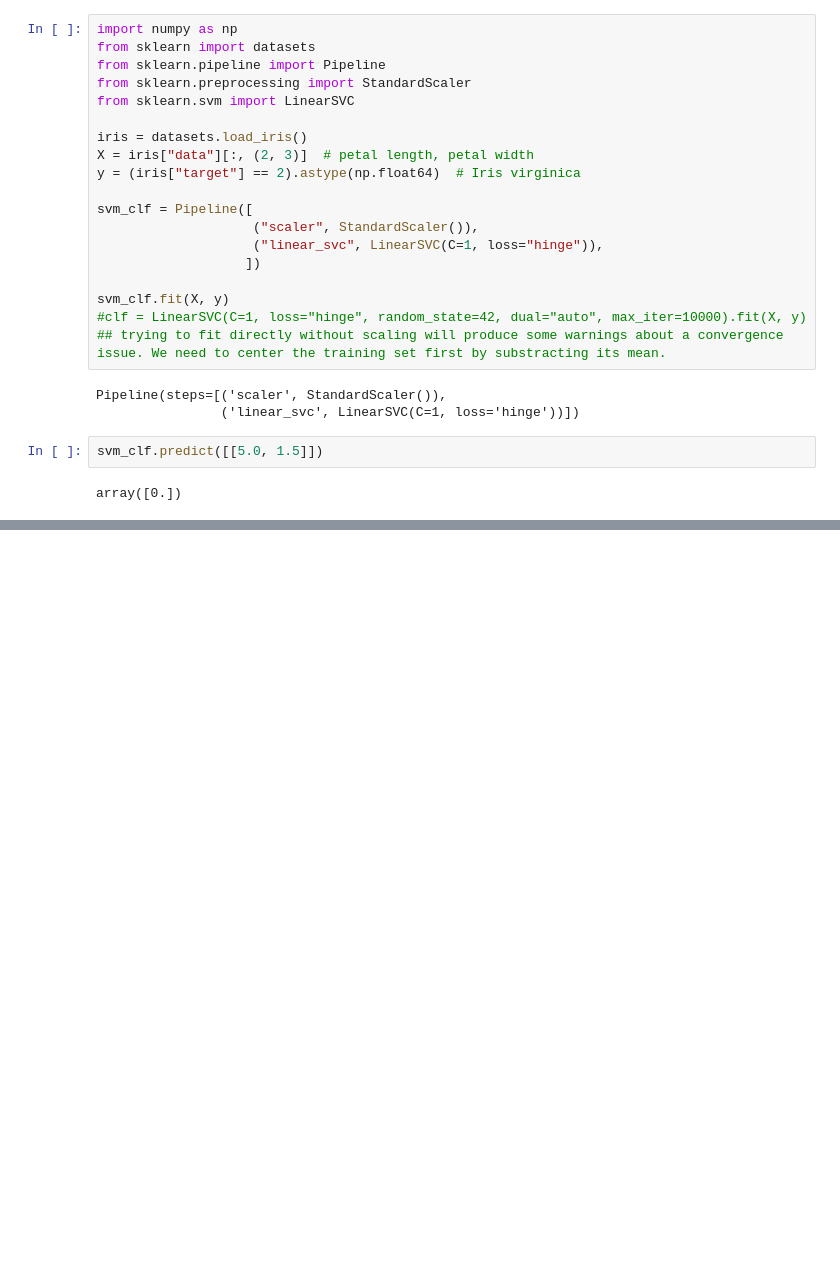
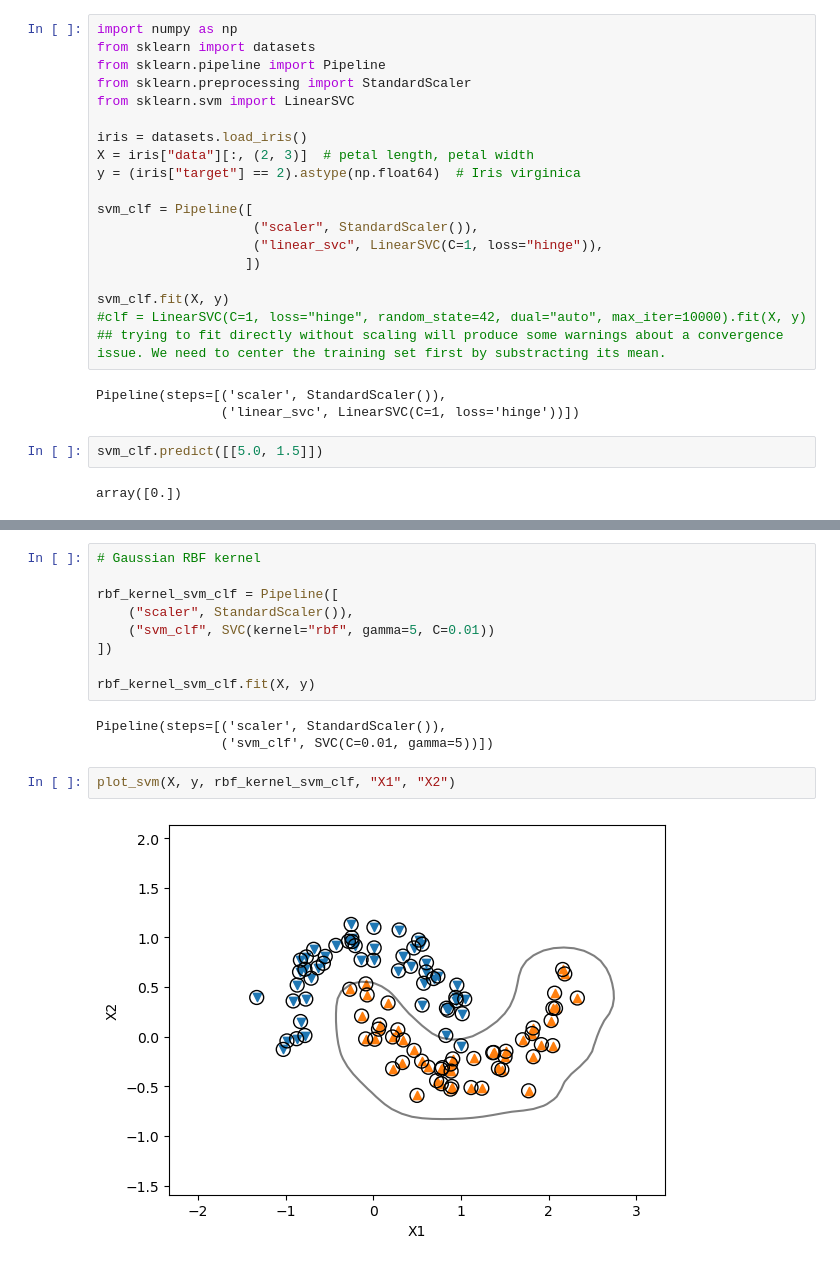
Before and after one commit to themanitou/ml, a Jupyter notebook: classification/svm.ipynb, the cells around one changed output, grey strips where cells are left out. Saved outputs shown, nothing was run; the diff lists cells and outputs as text; blank space fills up the shorter version.

```diff
--- a/classification/svm.ipynb
+++ b/classification/svm.ipynb
@@ -66,0 +115,16 @@ plt.scatter(
+# %%
+# Gaussian RBF kernel
+
+rbf_kernel_svm_clf = Pipeline([
+    ("scaler", StandardScaler()),
+    ("svm_clf", SVC(kernel="rbf", gamma=5, C=0.01))
+])
+
+rbf_kernel_svm_clf.fit(X, y)
+# %% [output]
+Pipeline(steps=[('scaler', StandardScaler()),
+                ('svm_clf', SVC(C=0.01, gamma=5))])
+# %%
+plot_svm(X, y, rbf_kernel_svm_clf, "X1", "X2")
+# %% [output]
+[figure, added]
```
Also changed, not shown: parts of 14 cells of this notebook, 3 other files.
